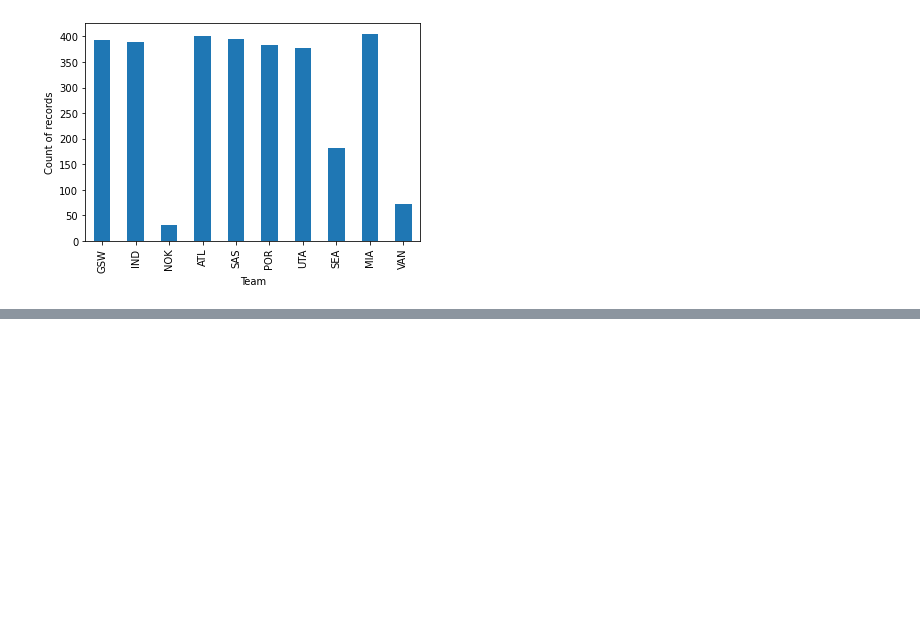
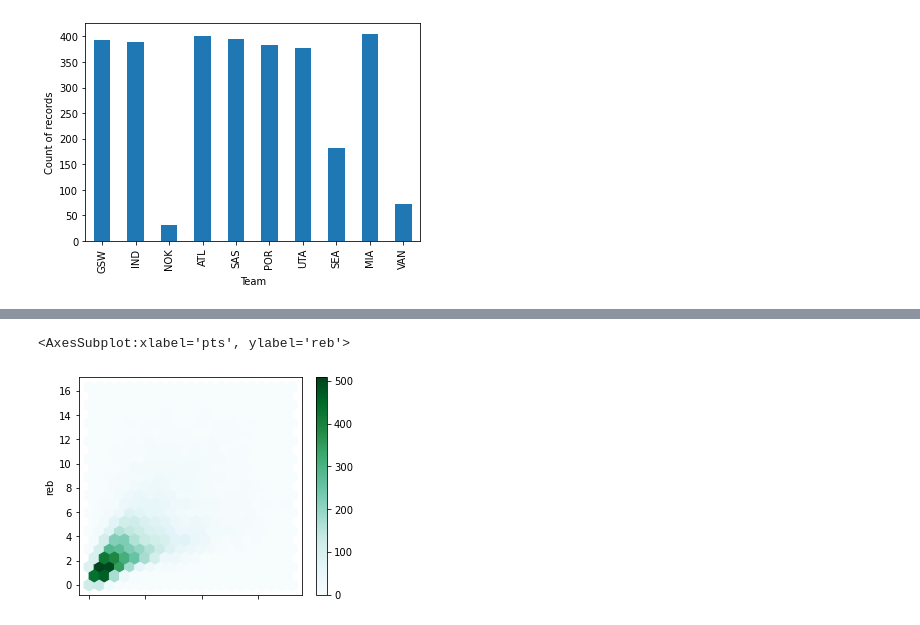
Before and after one commit to willosullivan/Practical-Statistics-for-Data-Science, a Jupyter notebook: chapter-1-exploratory-data-analysis.ipynb, the cells around one changed output, grey strips where cells are left out. Saved outputs shown, nothing was run; the diff lists cells and outputs as text; code cells hidden in the pictures; blank space fills up the shorter version.

Commit message:
hexbin

```diff
--- a/chapter-1-exploratory-data-analysis.ipynb
+++ b/chapter-1-exploratory-data-analysis.ipynb
@@ -468,0 +525,5 @@ Text(0, 0.5, 'Count of records')
+# %%
+df.plot.hexbin(x='pts', y='reb',gridsize=20, figsize=(5,4))
+# %% [output]
+<AxesSubplot:xlabel='pts', ylabel='reb'>
+[figure, added]
```
Also changed, not shown: parts of 9 cells of this notebook.
